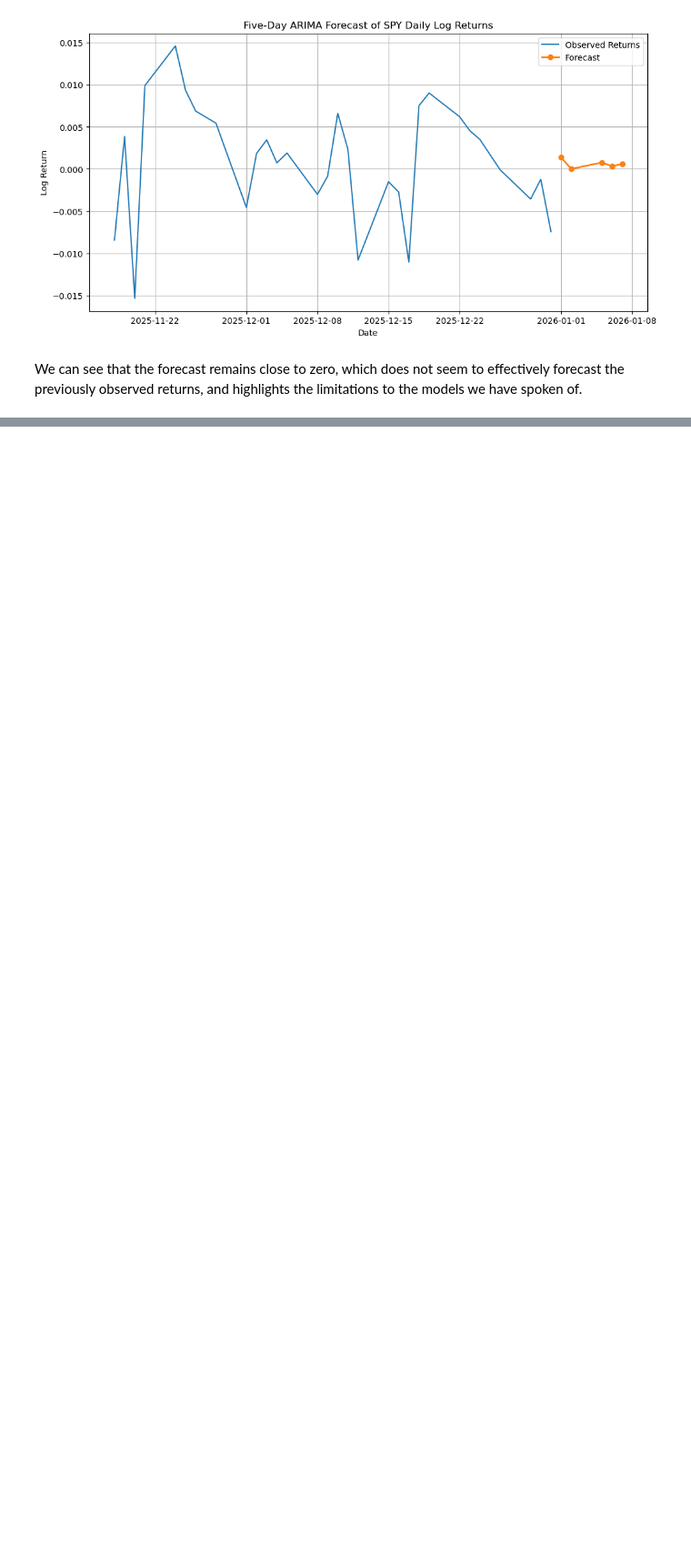
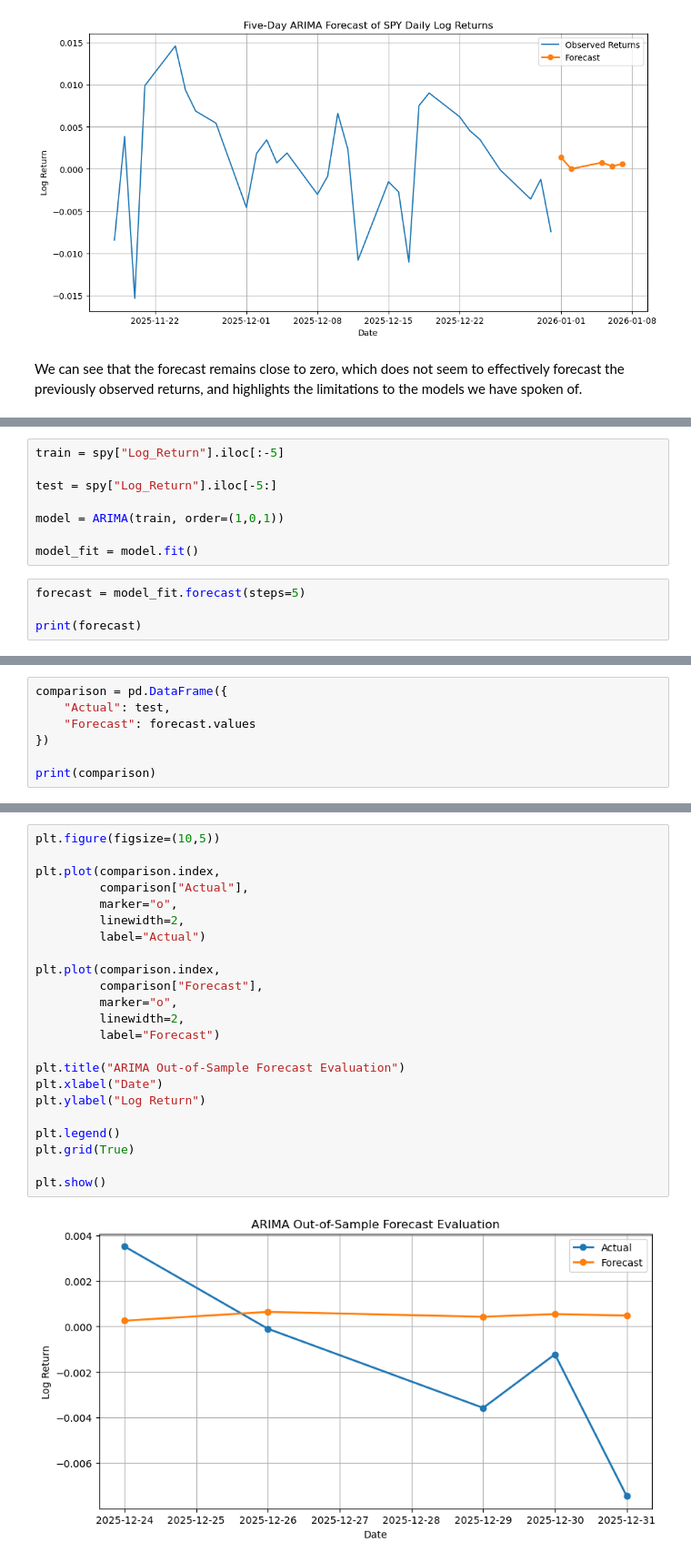
Before and after one commit to evanmartin21/Quant-Summer-Research-Project, a Jupyter notebook: notebooks/02_time_series_analysis.ipynb, the cells around one changed output, grey strips where cells are left out. Shown at 91% size. Saved outputs shown, nothing was run; the diff lists cells and outputs as text; blank space fills up the shorter version.

Commit message:
Enhance Notebook 2 with out-of-sample ARIMA evaluation

```diff
--- a/notebooks/02_time_series_analysis.ipynb
+++ b/notebooks/02_time_series_analysis.ipynb
@@ -352,0 +357,12 @@ We can see that the forecast remains close to zero, which does not seem to effec
+# %%
+train = spy["Log_Return"].iloc[:-5]
+
+test = spy["Log_Return"].iloc[-5:]
+
+model = ARIMA(train, order=(1,0,1))
+
+model_fit = model.fit()
+# %%
+forecast = model_fit.forecast(steps=5)
+
+print(forecast)
@@ -352,0 +378,7 @@ We can see that the forecast remains close to zero, which does not seem to effec
+# %%
+comparison = pd.DataFrame({
+    "Actual": test,
+    "Forecast": forecast.values
+})
+
+print(comparison)
@@ -352,0 +430,25 @@ We can see that the forecast remains close to zero, which does not seem to effec
+# %%
+plt.figure(figsize=(10,5))
+
+plt.plot(comparison.index,
+         comparison["Actual"],
+         marker="o",
+         linewidth=2,
+         label="Actual")
+
+plt.plot(comparison.index,
+         comparison["Forecast"],
+         marker="o",
+         linewidth=2,
+         label="Forecast")
+
+plt.title("ARIMA Out-of-Sample Forecast Evaluation")
+plt.xlabel("Date")
+plt.ylabel("Log Return")
+
+plt.legend()
+plt.grid(True)
+
+plt.show()
+# %% [output]
+[figure, added]
```
Also changed, not shown: parts of 12 cells of this notebook.
